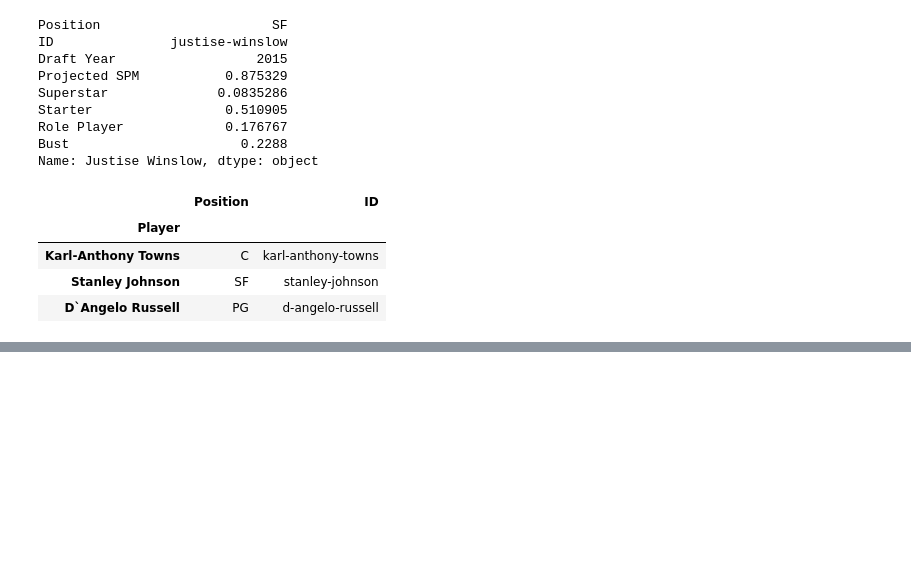
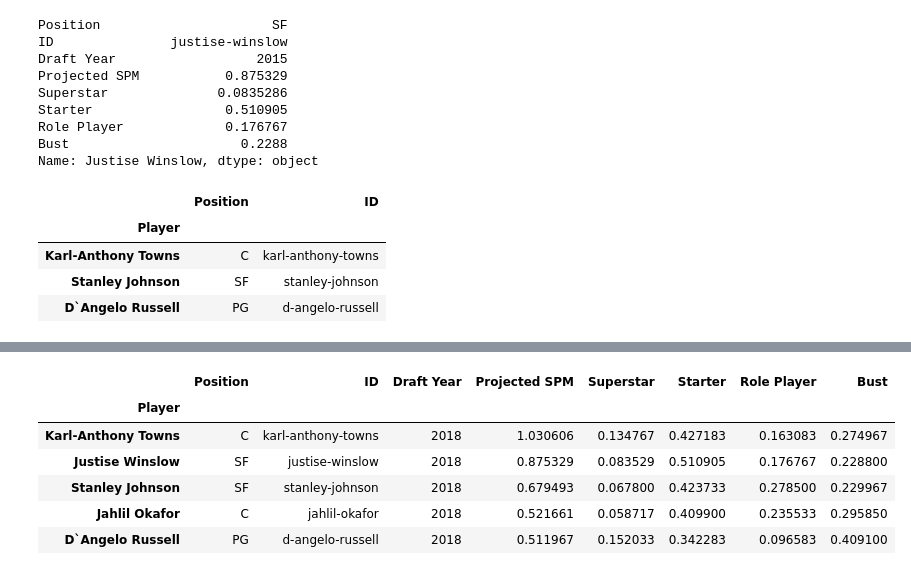
Before and after one commit to matheusbattisti/ds3_loc_iloc, a Jupyter notebook: loc_iloc_utilizacao.ipynb, the cells around one changed output, grey strips where cells are left out. Saved outputs shown, nothing was run; the diff lists cells and outputs as text; code cells hidden in the pictures; blank space fills up the shorter version.

```diff
--- a/loc_iloc_utilizacao.ipynb
+++ b/loc_iloc_utilizacao.ipynb
@@ -97,3 +97,16 @@ df.loc[(df['Superstar']*100) >= 10]
 | 1032 | Omar Cook | PG | omar-cook | 2001 | 0.747657 | 0.150111 | 0.403133 | 0.115622 | 0.331133 |
 | 1035 | Gilbert Arenas | SG | gilbert-arenas | 2001 | 0.433602 | 0.115286 | 0.357894 | 0.181121 | 0.345700 |
 | 1037 | Joseph Forte | SG | joseph-forte | 2001 | 0.284224 | 0.123144 | 0.308617 | 0.135274 | 0.432965 |
+# %%
+#Mudando os 5 primeiros registros para o ano de 2018
+df2.loc[0:5, 'Draft Year'] = 2018
+
+df2.head(5)
+# %% [output]
+|  | Position | ID | Draft Year | Projected SPM | Superstar | Starter | Role Player | Bust |
+| Player |  |  |  |  |  |  |  |  |
+| Karl-Anthony Towns | C | karl-anthony-towns | 2018 | 1.030606 | 0.134767 | 0.427183 | 0.163083 | 0.274967 |
+| Justise Winslow | SF | justise-winslow | 2018 | 0.875329 | 0.083529 | 0.510905 | 0.176767 | 0.228800 |
+| Stanley Johnson | SF | stanley-johnson | 2018 | 0.679493 | 0.067800 | 0.423733 | 0.278500 | 0.229967 |
+| Jahlil Okafor | C | jahlil-okafor | 2018 | 0.521661 | 0.058717 | 0.409900 | 0.235533 | 0.295850 |
+| D`Angelo Russell | PG | d-angelo-russell | 2018 | 0.511967 | 0.152033 | 0.342283 | 0.096583 | 0.409100 |
```
